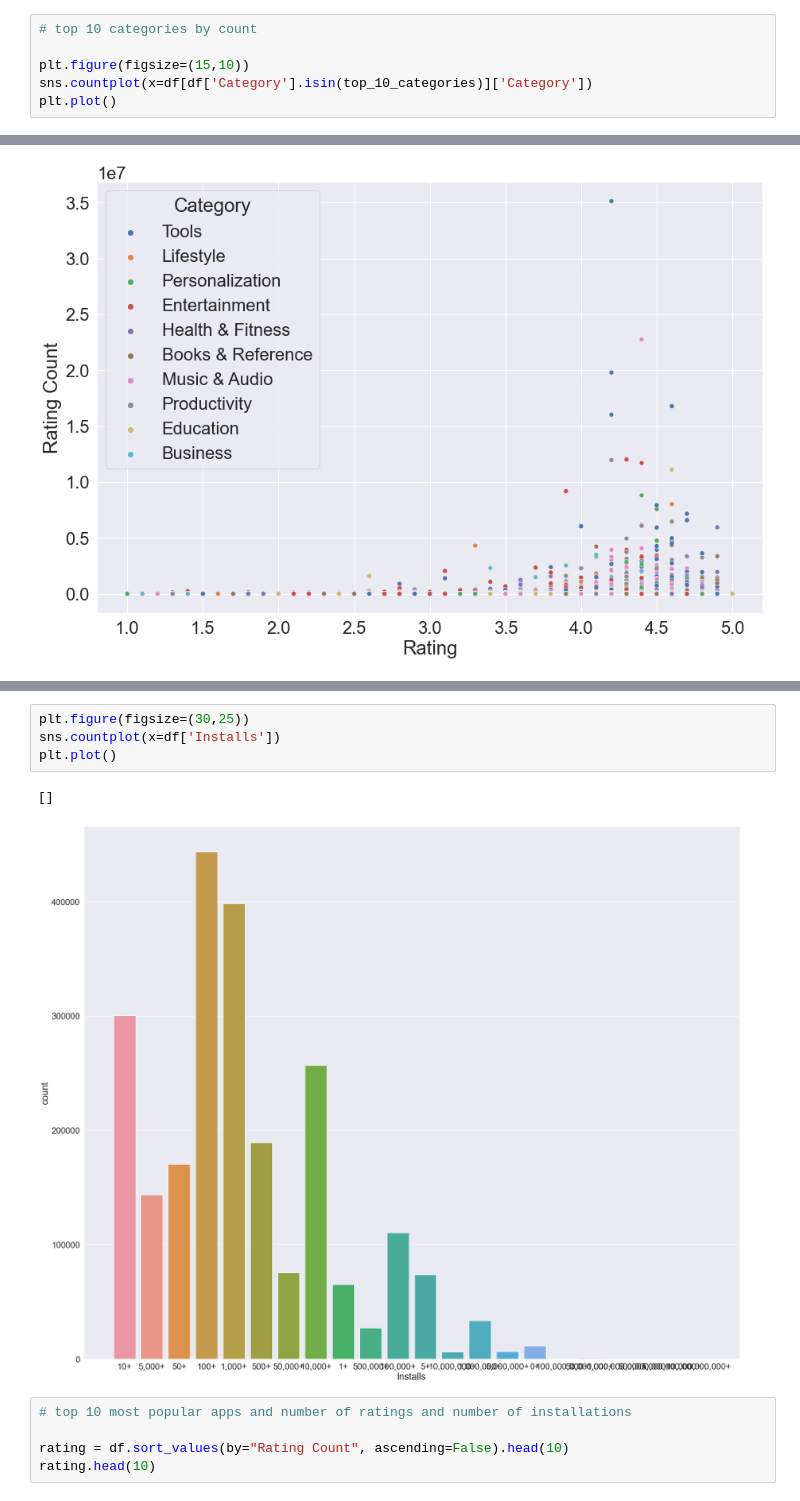
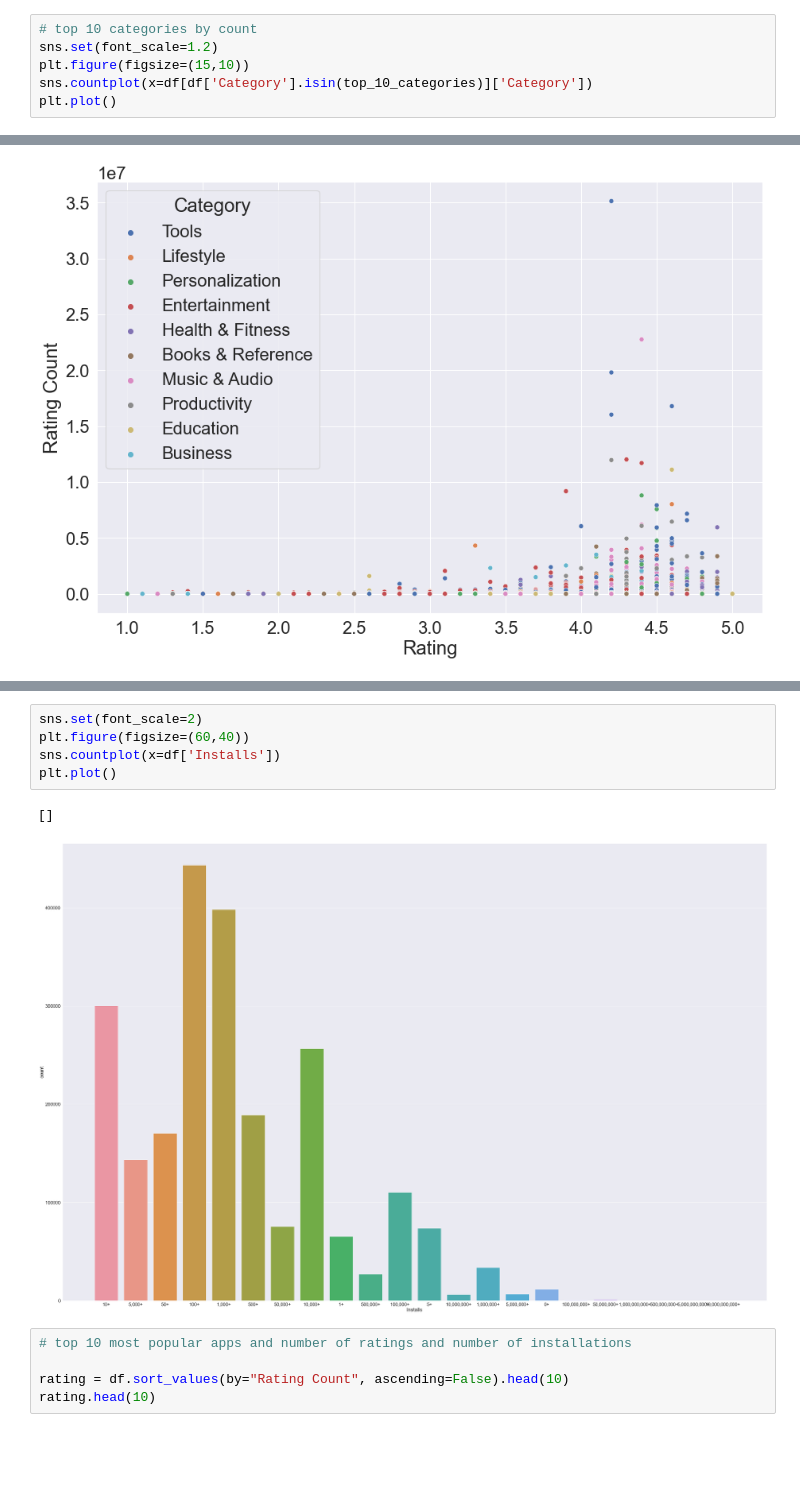
Before and after one commit to amarell/play-store-app-recommender-system, a Jupyter notebook: Cleanups and EDA/Plots.ipynb, the cells around one changed output, grey strips where cells are left out. Cells and saved outputs as stored; diff of their text form; blank space fills up the shorter version.

Commit message:
Additional plots

```diff
--- a/Cleanups and EDA/Plots.ipynb
+++ b/Cleanups and EDA/Plots.ipynb
@@ -34,7 +34,7 @@ df.head()
 | 4 | GROW.me | Tools | 0.0 | 0.0 | 100+ | 100.0 | 478 | True | ... |
 # %%
 # top 10 categories by count
-
+sns.set(font_scale=1.2)
 plt.figure(figsize=(15,10))
 sns.countplot(x=df[df['Category'].isin(top_10_categories)]['Category'])
 plt.plot()
@@ -91,10 +70,11 @@ plt.show()
 # %%
-plt.figure(figsize=(30,25))
+sns.set(font_scale=2)
+plt.figure(figsize=(60,40))
 sns.countplot(x=df['Installs'])
 plt.plot()
 # %% [output]
 []
-[figure, old version]
+[figure, new version]
 # %%
 # top 10 most popular apps and number of ratings and number of installations
 
```
Also changed, not shown: parts of 7 cells of this notebook.
